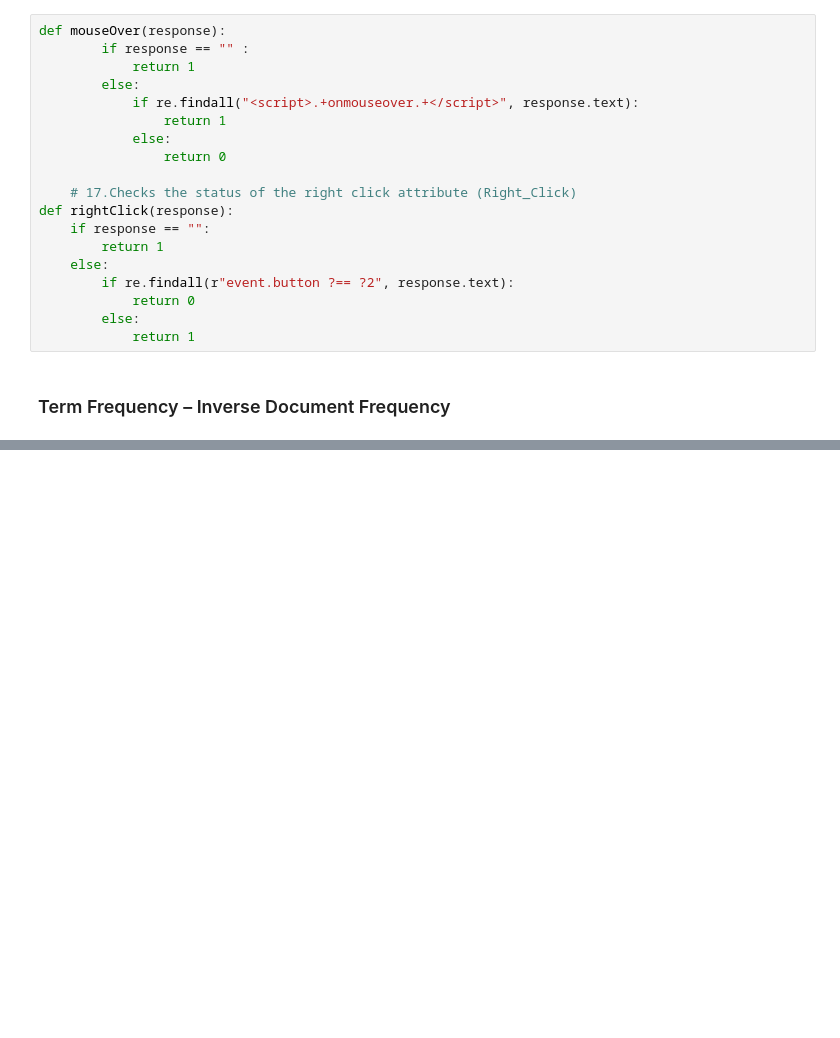
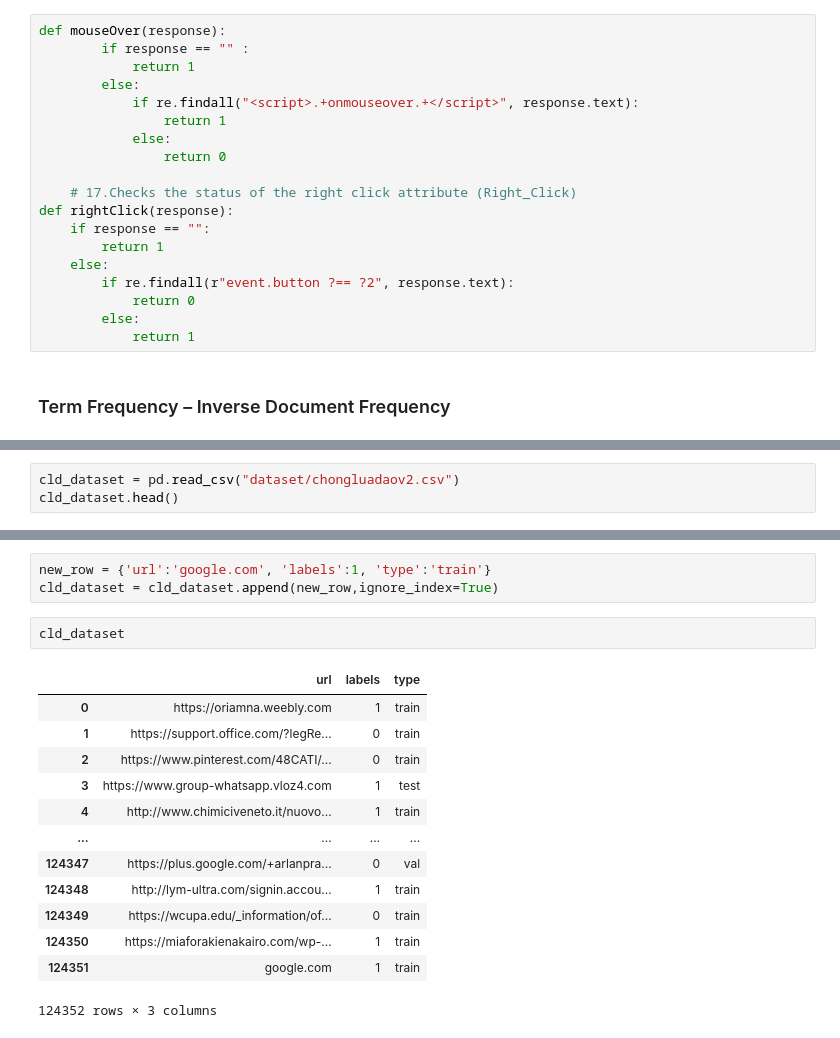
Before and after one commit to aidenpearce001/Phishing-detection-ML, a Jupyter notebook: Generate Dataset/Features Extraction.ipynb, the cells around one changed output, grey strips where cells are left out. Drawn from its saved outputs; the diff is of its cells as text; blank space fills up the shorter version.

```diff
--- a/Generate Dataset/Features Extraction.ipynb
+++ b/Generate Dataset/Features Extraction.ipynb
@@ -302,0 +305,3 @@ def rightClick(response):
+# %%
+cld_dataset = pd.read_csv("dataset/chongluadaov2.csv")
+cld_dataset.head()
@@ -302,0 +315,19 @@ def rightClick(response):
+# %%
+new_row = {'url':'google.com', 'labels':1, 'type':'train'}
+cld_dataset = cld_dataset.append(new_row,ignore_index=True)
+# %%
+cld_dataset
+# %% [output]
+|  | url | labels | type |
+| 0 | https://oriamna.weebly.com | 1 | train |
+| 1 | https://support.office.com/?legRe... | 0 | train |
+| 2 | https://www.pinterest.com/48CATI/... | 0 | train |
+| 3 | https://www.group-whatsapp.vloz4.com | 1 | test |
+| 4 | http://www.chimiciveneto.it/nuovo... | 1 | train |
+| ... | ... | ... | ... |
+| 124347 | https://plus.google.com/+arlanpra... | 0 | val |
+| 124348 | http://lym-ultra.com/signin.accou... | 1 | train |
+| 124349 | https://wcupa.edu/_information/of... | 0 | train |
+| 124350 | https://miaforakienakairo.com/wp-... | 1 | train |
+| 124351 | google.com | 1 | train |
+124352 rows × 3 columns
```
Also changed, not shown: parts of 7 cells of this notebook, 2 other files.
